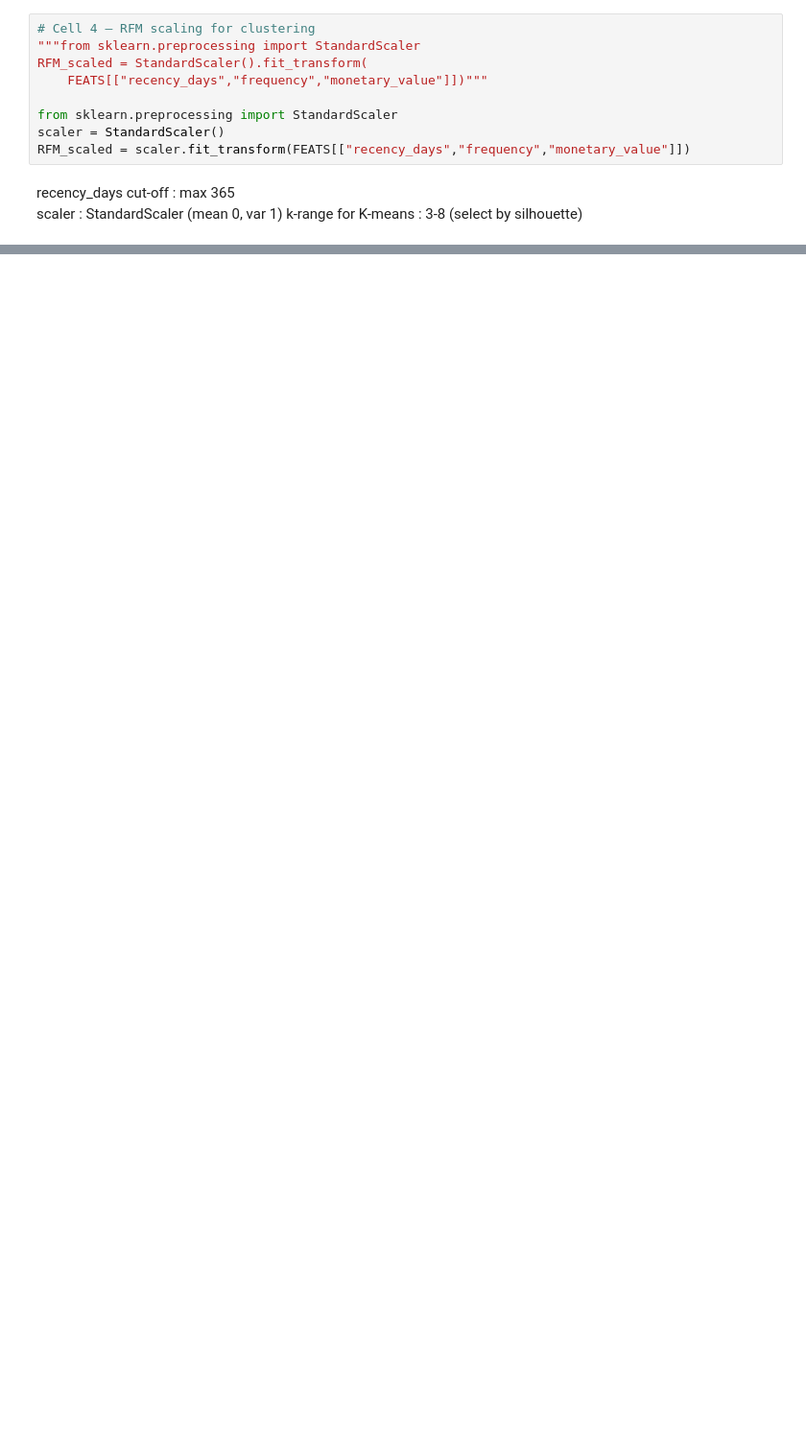
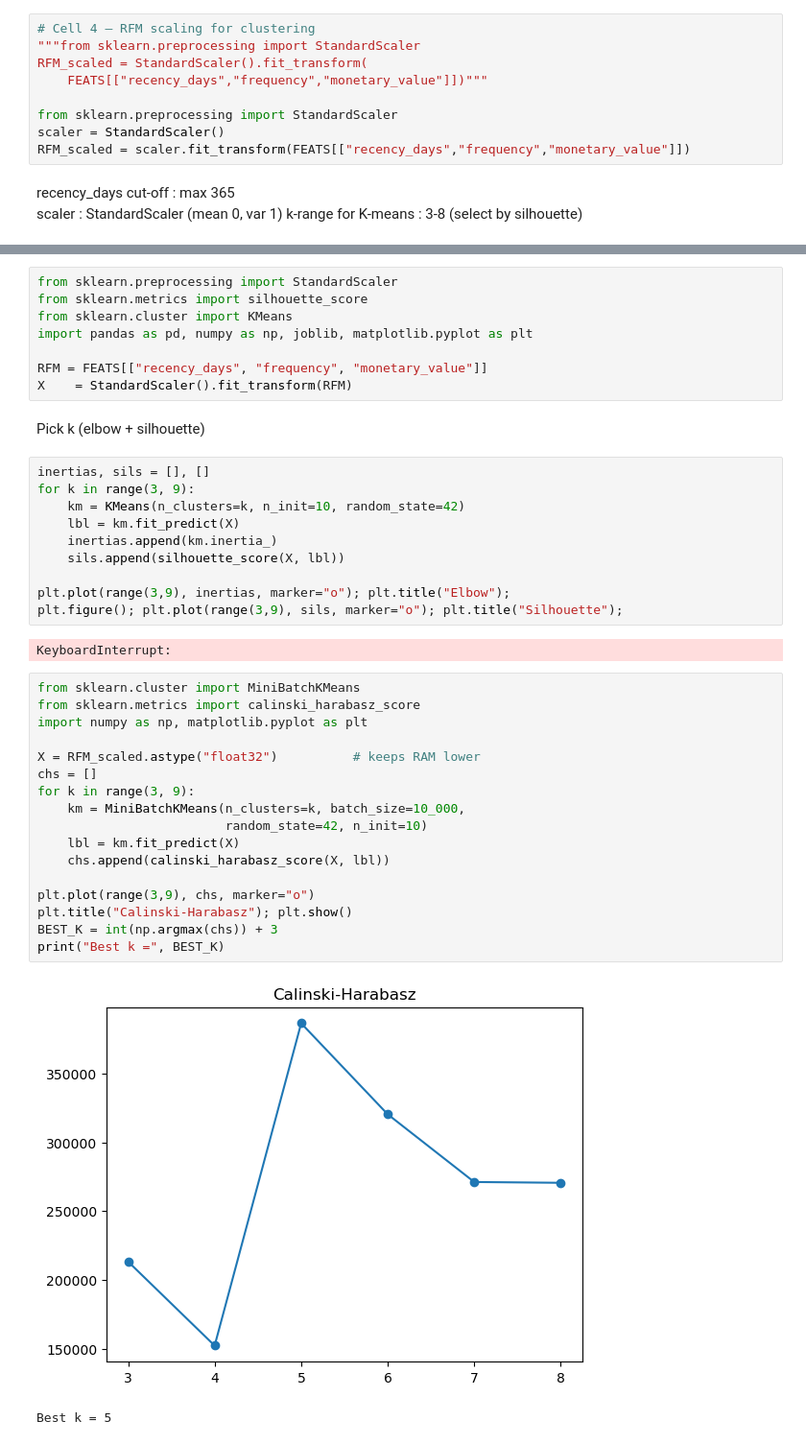
Before and after one commit to rupesh-koppuravuri/AIgnition_Hackathon, a Jupyter notebook: notebooks/03_eda_segmentation.ipynb, the cells around one changed output, grey strips where cells are left out. Shown: that part at 96% size. Drawn from its saved outputs; the diff is of its cells as text; blank space fills up the shorter version.

```diff
--- a/notebooks/03_eda_segmentation.ipynb
+++ b/notebooks/03_eda_segmentation.ipynb
@@ -34,0 +37,42 @@ k-range for K-means  : 3-8 (select by silhouette)
+# %%
+from sklearn.preprocessing import StandardScaler
+from sklearn.metrics import silhouette_score
+from sklearn.cluster import KMeans
+import pandas as pd, numpy as np, joblib, matplotlib.pyplot as plt
+
+RFM = FEATS[["recency_days", "frequency", "monetary_value"]]
+X    = StandardScaler().fit_transform(RFM)
+# %% [markdown]
+Pick k (elbow + silhouette)
+# %%
+inertias, sils = [], []
+for k in range(3, 9):
+    km = KMeans(n_clusters=k, n_init=10, random_state=42)
+    lbl = km.fit_predict(X)
+    inertias.append(km.inertia_)
+    sils.append(silhouette_score(X, lbl))
+
+plt.plot(range(3,9), inertias, marker="o"); plt.title("Elbow");
+plt.figure(); plt.plot(range(3,9), sils, marker="o"); plt.title("Silhouette");
+# %% [output]
+KeyboardInterrupt:
+# %%
+from sklearn.cluster import MiniBatchKMeans
+from sklearn.metrics import calinski_harabasz_score
+import numpy as np, matplotlib.pyplot as plt
+
+X = RFM_scaled.astype("float32")          # keeps RAM lower
+chs = []
+for k in range(3, 9):
+    km = MiniBatchKMeans(n_clusters=k, batch_size=10_000,
+                         random_state=42, n_init=10)
+    lbl = km.fit_predict(X)
+    chs.append(calinski_harabasz_score(X, lbl))
+
+plt.plot(range(3,9), chs, marker="o")
+plt.title("Calinski-Harabasz"); plt.show()
+BEST_K = int(np.argmax(chs)) + 3
+print("Best k =", BEST_K)
+# %% [output]
+[figure, added]
+Best k = 5
```
Also changed, not shown: parts of 10 cells of this notebook.
